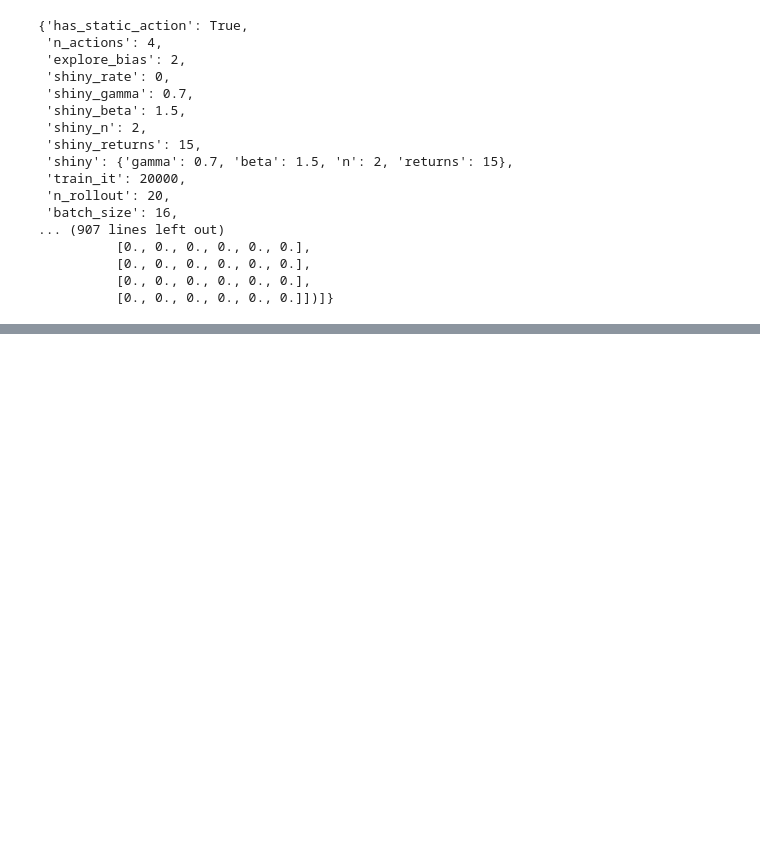
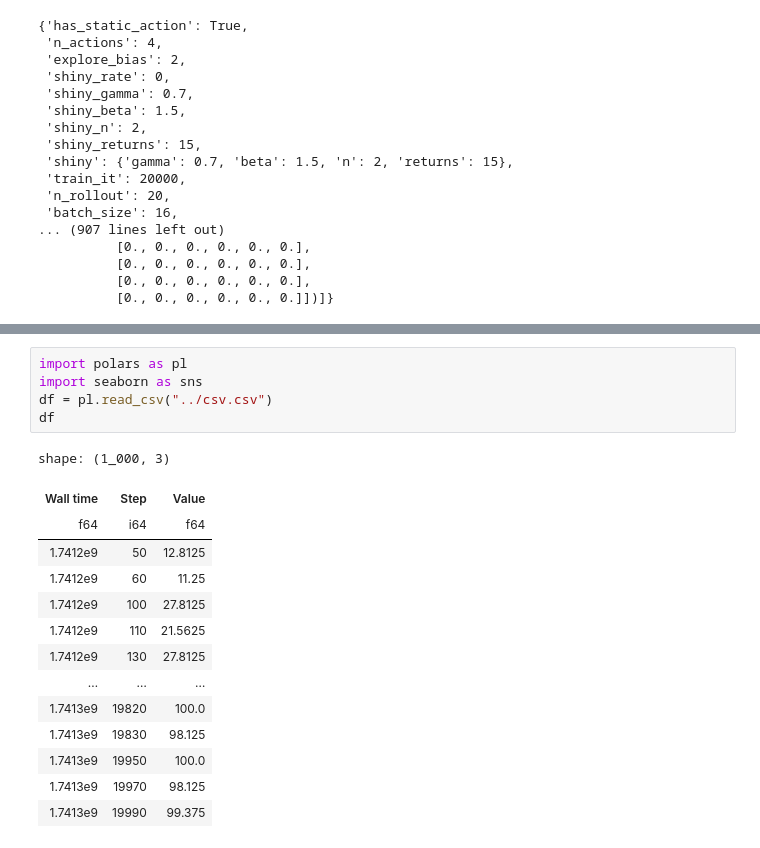
Before and after one commit to hamllab/torch_tem, a Jupyter notebook: jupyter/train.ipynb, the cells around one changed output, grey strips where cells are left out. Drawn from its saved outputs; the diff is of its cells as text; blank space fills up the shorter version.

```diff
--- a/jupyter/train.ipynb
+++ b/jupyter/train.ipynb
@@ -32 +33,21 @@ params
 [interactive output not drawn]
+# %%
+import polars as pl
+import seaborn as sns
+df = pl.read_csv("../csv.csv")
+df
+# %% [output]
+shape: (1_000, 3)
+| Wall time | Step | Value |
+| f64 | i64 | f64 |
+| 1.7412e9 | 50 | 12.8125 |
+| 1.7412e9 | 60 | 11.25 |
+| 1.7412e9 | 100 | 27.8125 |
+| 1.7412e9 | 110 | 21.5625 |
+| 1.7412e9 | 130 | 27.8125 |
+| … | … | … |
+| 1.7413e9 | 19820 | 100.0 |
+| 1.7413e9 | 19830 | 98.125 |
+| 1.7413e9 | 19950 | 100.0 |
+| 1.7413e9 | 19970 | 98.125 |
+| 1.7413e9 | 19990 | 99.375 |
```
Also changed, not shown: parts of 4 cells of this notebook.
